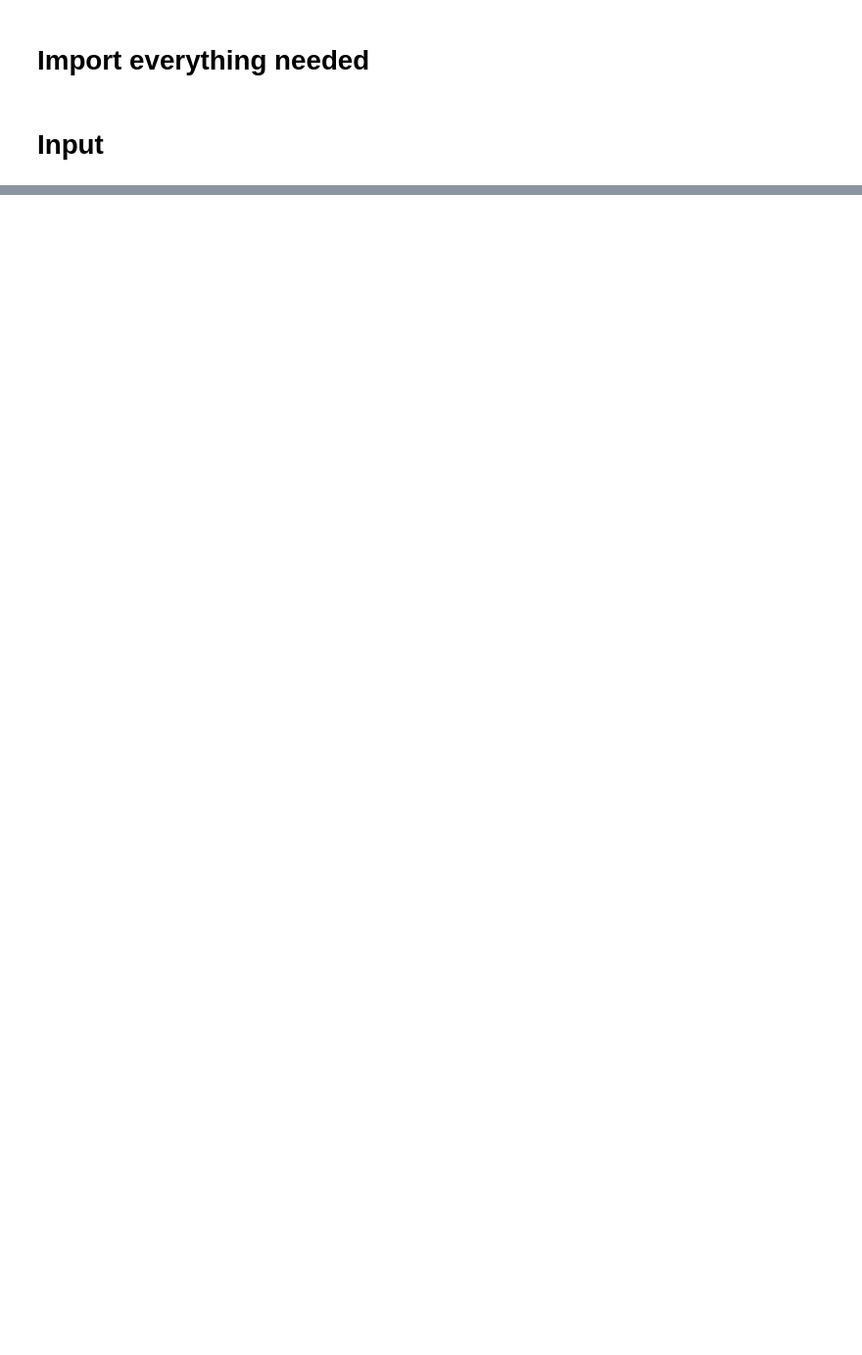
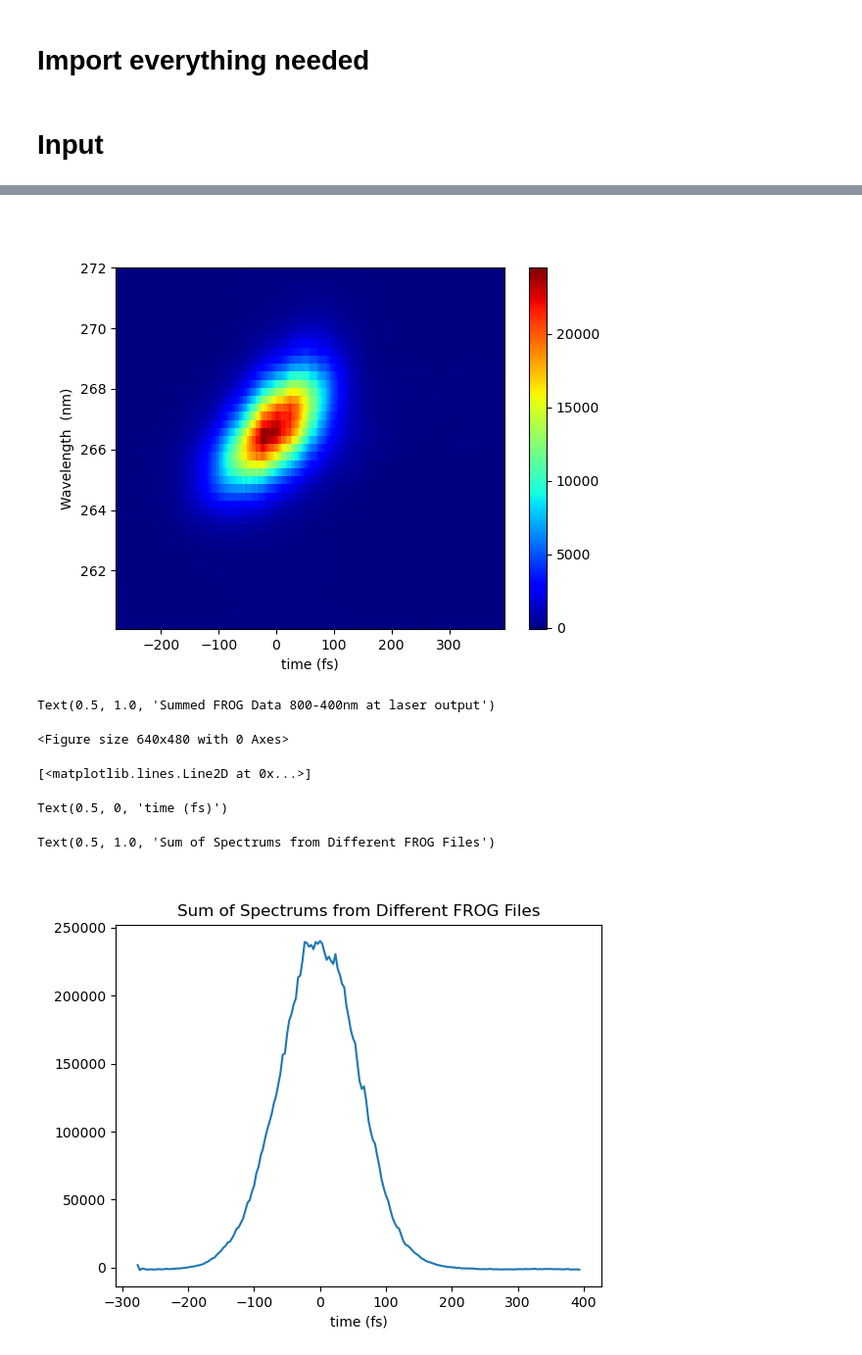
Before and after one commit to SchlauCohenLab/Arthur-s-code-, a Jupyter notebook: Data_Analysis/Frog_Analysis.ipynb, the cells around one changed output, grey strips where cells are left out. Shown at 98% size. Cells and saved outputs as stored; diff of their text form; code cells hidden in the pictures; blank space fills up the shorter version.

Commit message:
Added Option to display the summed FROG  from different files

```diff
--- a/Data_Analysis/Frog_Analysis.ipynb
+++ b/Data_Analysis/Frog_Analysis.ipynb
@@ -40,15 +40,16 @@ def load_data(path):
     )
     return DataFrame
 
-def heatmap(DataFrame,Pulse_Length):
+def heatmap(DataFrame,Pulse_Length,_show_Length=False):
     plt.figure()
     plt.pcolormesh(DataFrame['time'],DataFrame['wl'], DataFrame.values, cmap='jet', shading='auto')
     plt.xlabel('time (fs)')
     plt.ylabel('Wavelength  (nm)')
     plt.colorbar()
-    plt.text(0.05, 0.95, f'Pulse Length: {Pulse_Length:.1f} fs',
-            fontsize=12, color='white', transform=plt.gca().transAxes,
-            ha='left', va='top', bbox=dict(facecolor='black', alpha=0.5))
+    if _show_Length == True:
+        plt.text(0.05, 0.95, f'Pulse Length: {Pulse_Length:.1f} fs',
+        fontsize=12, color='white', transform=plt.gca().transAxes,
+        ha='left', va='top', bbox=dict(facecolor='black', alpha=0.5))
     plt.show()
 
 
@@ -112,0 +105,47 @@ calculate_fwhm(Data.sum(dim='wl').values, Data['time'])
+# %%
+# Define the parent folder where the FROG subfolders are located
+parent_folder = r'/Users/vard/Documents/FROG/250227_800_400nm/stage0p5'  # Change to your parent folder path
+WLLims = [260, 272]  # Region where you see the FROG signal
+pulse_length = 0
+
+# Initialize a variable to hold the sum of all the FROG spectrums
+total_frog_data = None
+
+# Iterate over the subfolders in the parent folder
+for subfolder in os.listdir(parent_folder):
+    subfolder_path = os.path.join(parent_folder, subfolder)
+    if os.path.isdir(subfolder_path):
+        # Load data for each FROG file in the subfolder
+        data = load_data(subfolder_path)
+        data = data.sel(wl=slice(WLLims[0], WLLims[1]))  # Slice the data for the desired wavelength range
+
+        if total_frog_data is None:
+            total_frog_data = data
+        else:
+            # Sum the spectrums across different FROG files
+            total_frog_data += data
+
+# Now calculate the pulse length and plot the sum of the spectrums
+x0 = total_frog_data['time'][total_frog_data.sum(dim='wl').argmax()].values  # Position of where the Frog is centered
+total_frog_data['time'] = ((total_frog_data['time'].values - x0) / c) * 2  # Multiply by 2 as moving the stage changes the distance two times (in and out)
+
+
+
+# Plot the heatmap of the summed FROG data
+heatmap(total_frog_data, pulse_length , _show_Length=False)
+plt.title("Summed FROG Data 800-400nm at laser output")
+plt.figure()
+
+# Plot the sum of the spectrums
+total_frog_data.sum(dim='wl').plot()
+plt.xlabel('time (fs)')
+plt.title("Sum of Spectrums from Different FROG Files")
+plt.show()
+# %% [output]
+[figure, added]
+Text(0.5, 1.0, 'Summed FROG Data 800-400nm at laser output')
+<Figure size 640x480 with 0 Axes>
+[<matplotlib.lines.Line2D at 0x...>]
+Text(0.5, 0, 'time (fs)')
+Text(0.5, 1.0, 'Sum of Spectrums from Different FROG Files')
+[figure, added]
```
Also changed, not shown: parts of 6 cells of this notebook.
